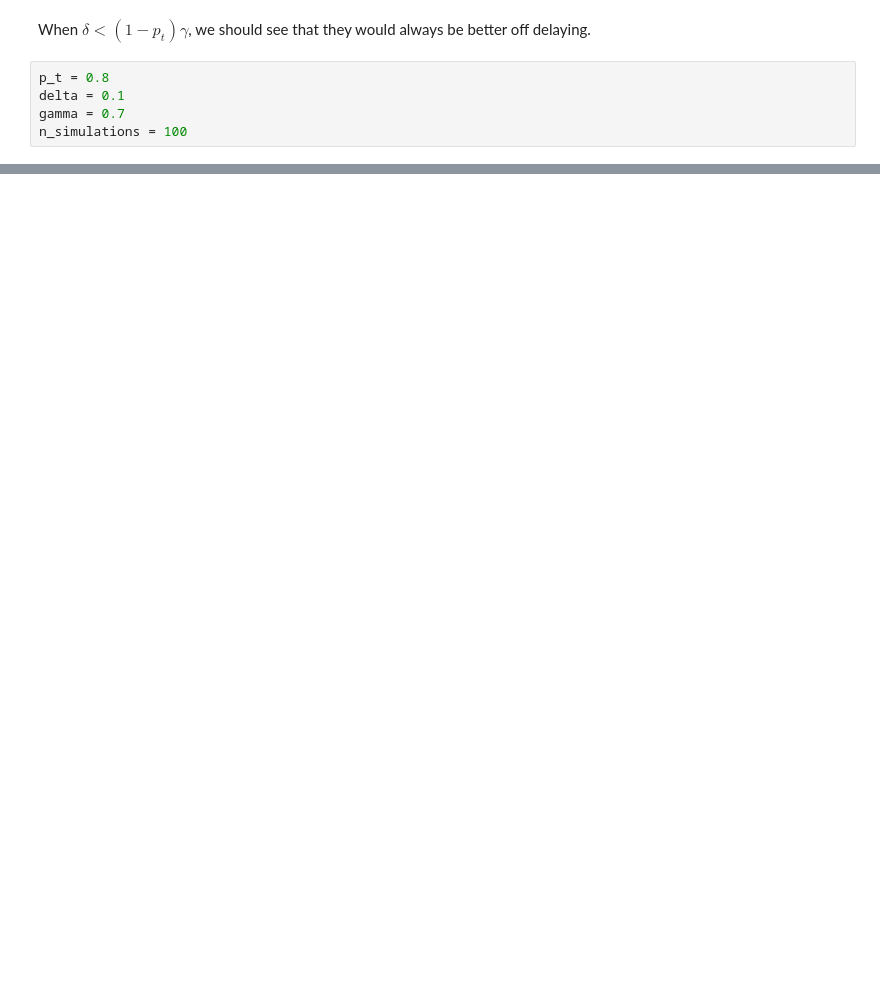
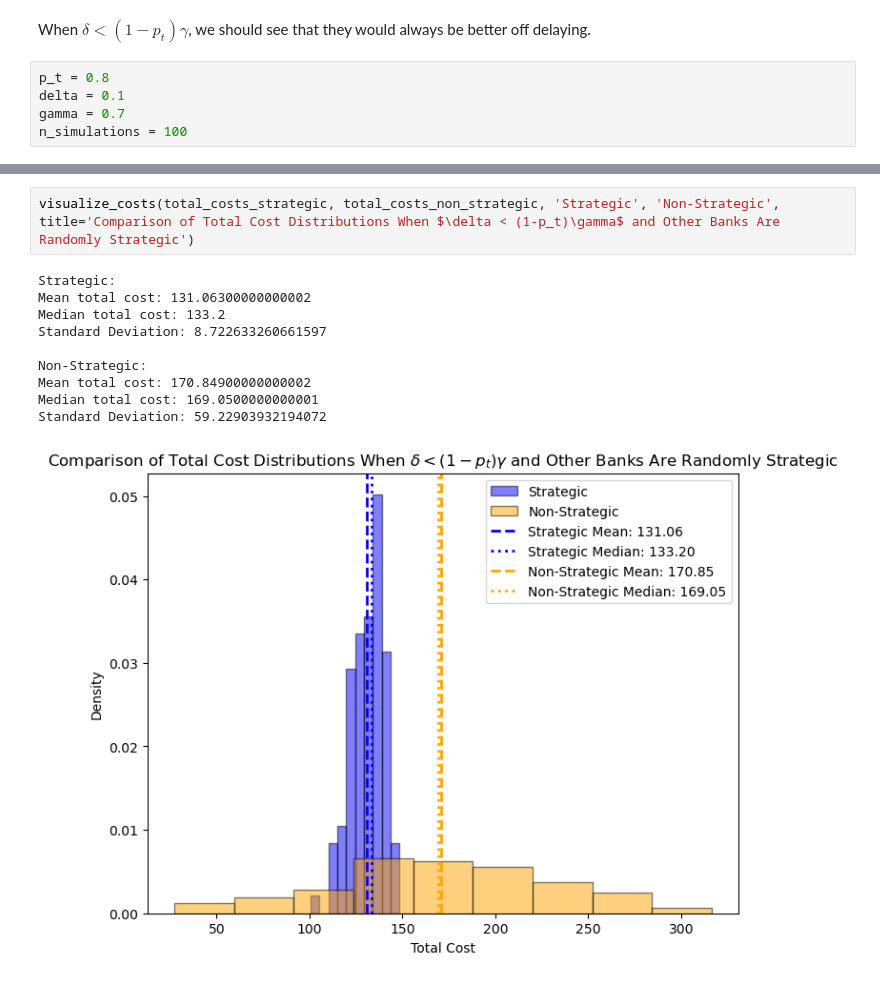
Before and after one commit to KennethSee/IntradayLiquidityGameSimulation, a Jupyter notebook: simulation.ipynb, the cells around one changed output, grey strips where cells are left out. Drawn from its saved outputs; the diff is of its cells as text; blank space fills up the shorter version.

```diff
--- a/simulation.ipynb
+++ b/simulation.ipynb
@@ -723,0 +705,13 @@ Standard Deviation: 11.340509865081023
+# %%
+visualize_costs(total_costs_strategic, total_costs_non_strategic, 'Strategic', 'Non-Strategic', title='Comparison of Total Cost Distributions When $\delta < (1-p_t)\gamma$ and Other Banks Are Randomly Strategic')
+# %% [output]
+Strategic:
+Mean total cost: 131.06300000000002
+Median total cost: 133.2
+Standard Deviation: 8.722633260661597
+
+Non-Strategic:
+Mean total cost: 170.84900000000002
+Median total cost: 169.0500000000001
+Standard Deviation: 59.22903932194072
+[figure, added]
```
Also changed, not shown: parts of 11 cells of this notebook, 4 other files.
